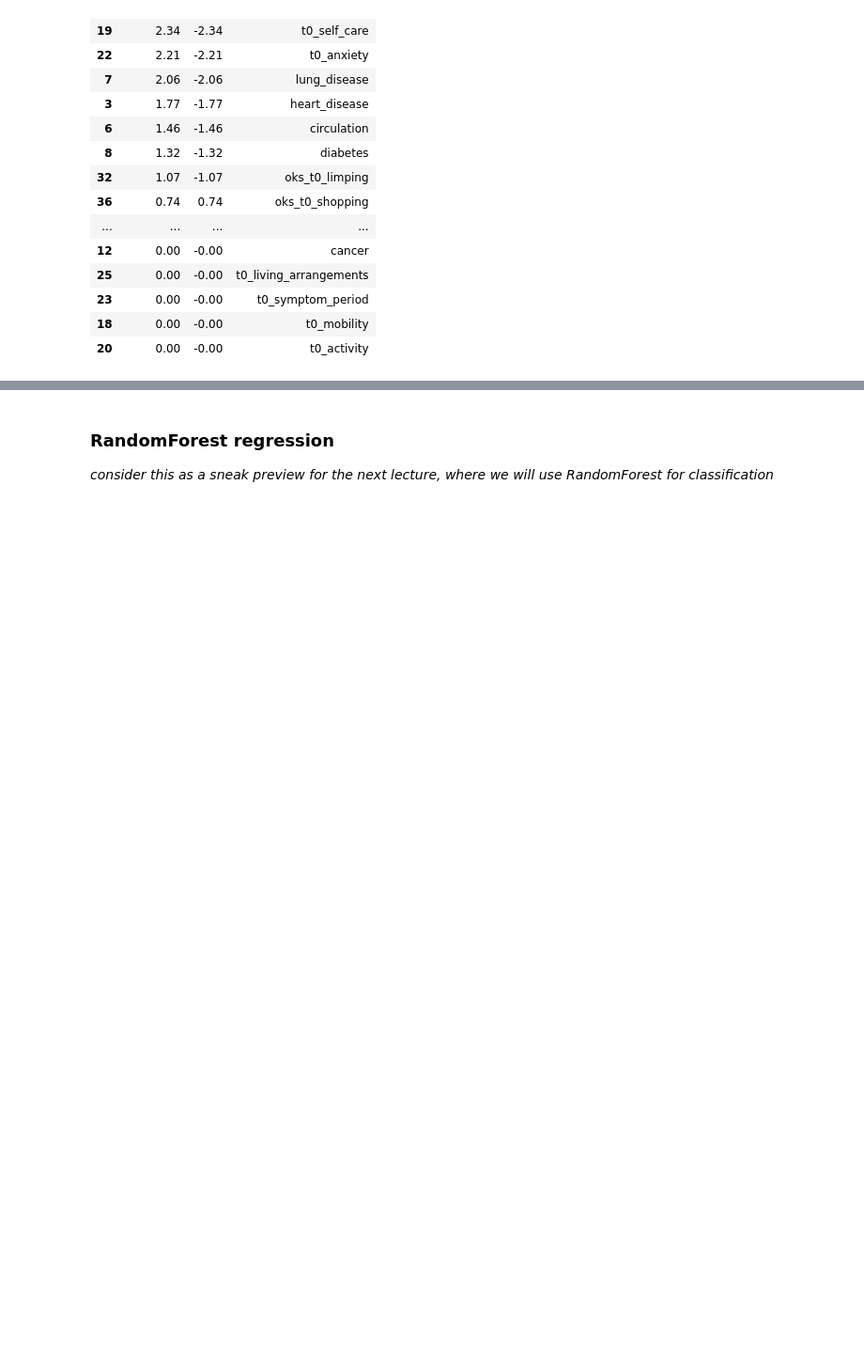
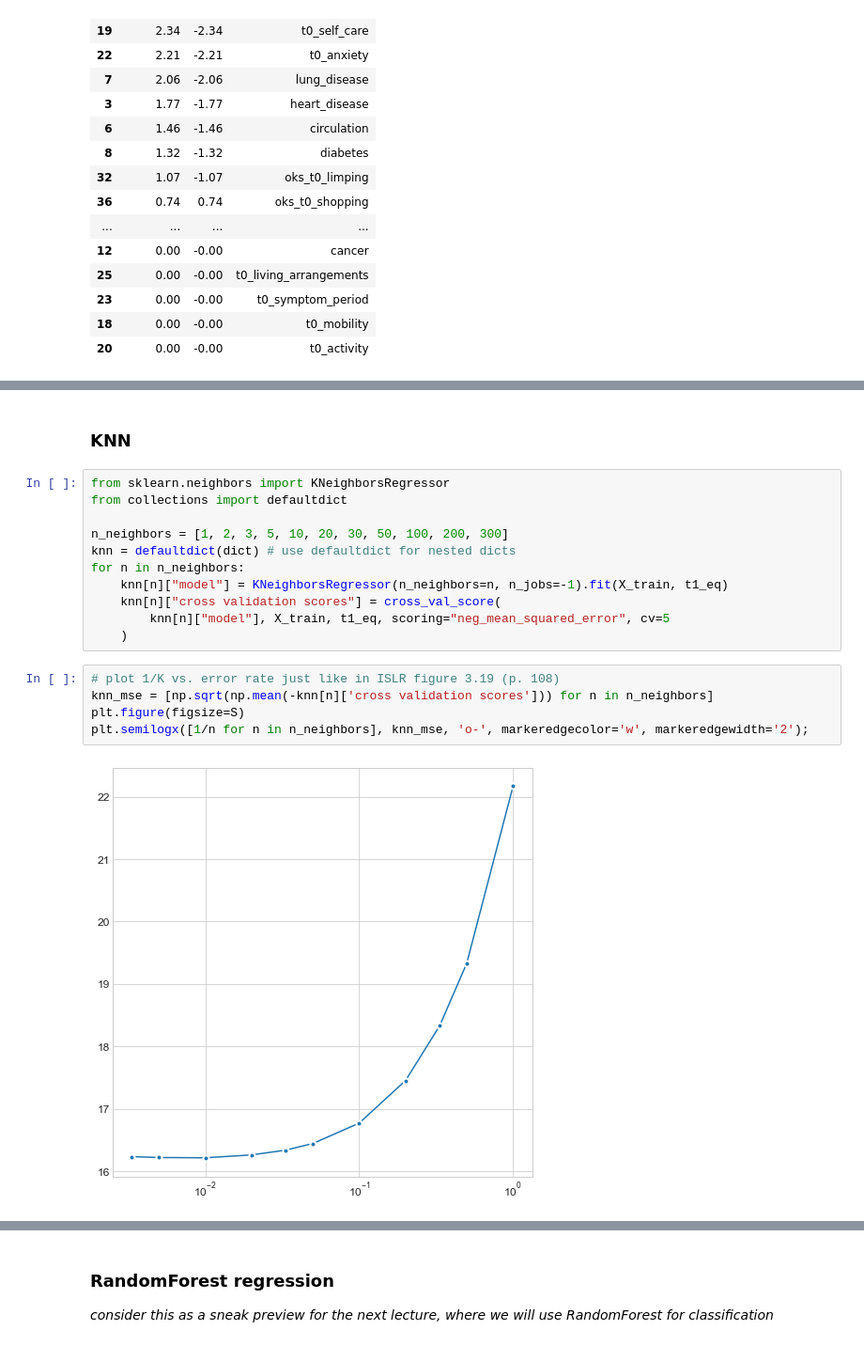
Before and after one commit to EAISI/application-project-nhs-proms, a Jupyter notebook: notebooks/3.0-modeling-regression.ipynb, the cells around one changed output, grey strips where cells are left out. Shown: that part at 94% size. Saved outputs shown, nothing was run; the diff lists cells and outputs as text; blank space fills up the shorter version.

```diff
--- a/notebooks/3.0-modeling-regression.ipynb
+++ b/notebooks/3.0-modeling-regression.ipynb
@@ -366,0 +420,20 @@ pd.concat({'coef_abs': pd.Series(abs(lasso.coef_)), 'coef': pd.Series(lasso.coef
+# %% [markdown]
+### KNN
+# %%
+from sklearn.neighbors import KNeighborsRegressor
+from collections import defaultdict
+
+n_neighbors = [1, 2, 3, 5, 10, 20, 30, 50, 100, 200, 300]
+knn = defaultdict(dict) # use defaultdict for nested dicts
+for n in n_neighbors:
+    knn[n]["model"] = KNeighborsRegressor(n_neighbors=n, n_jobs=-1).fit(X_train, t1_eq)
+    knn[n]["cross validation scores"] = cross_val_score(
+        knn[n]["model"], X_train, t1_eq, scoring="neg_mean_squared_error", cv=5
+    )
+# %%
+# plot 1/K vs. error rate just like in ISLR figure 3.19 (p. 108)
+knn_mse = [np.sqrt(np.mean(-knn[n]['cross validation scores'])) for n in n_neighbors]
+plt.figure(figsize=S)
+plt.semilogx([1/n for n in n_neighbors], knn_mse, 'o-', markeredgecolor='w', markeredgewidth='2');
+# %% [output]
+[figure, added]
```
Also changed, not shown: parts of 35 cells of this notebook, 4 other files.
